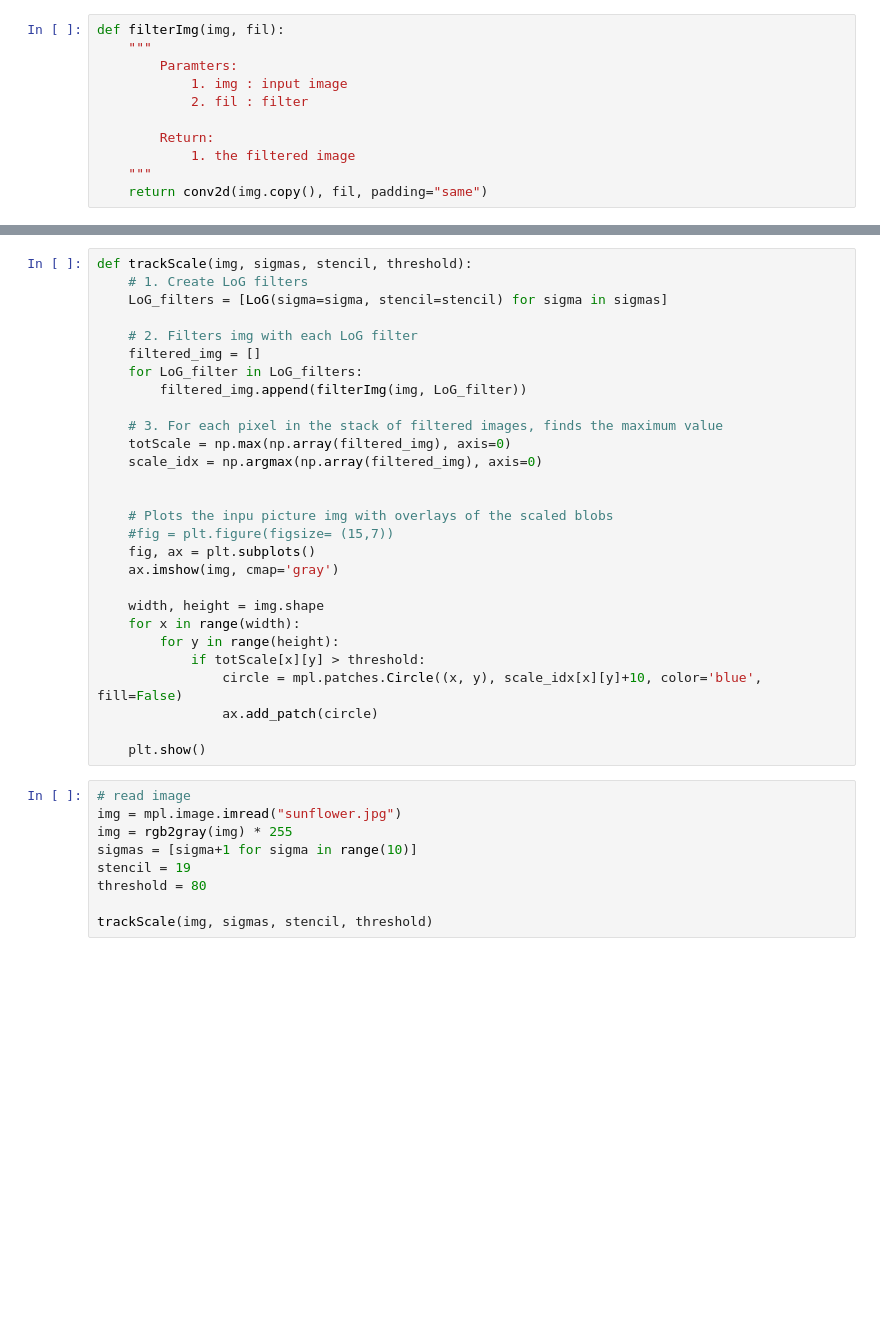
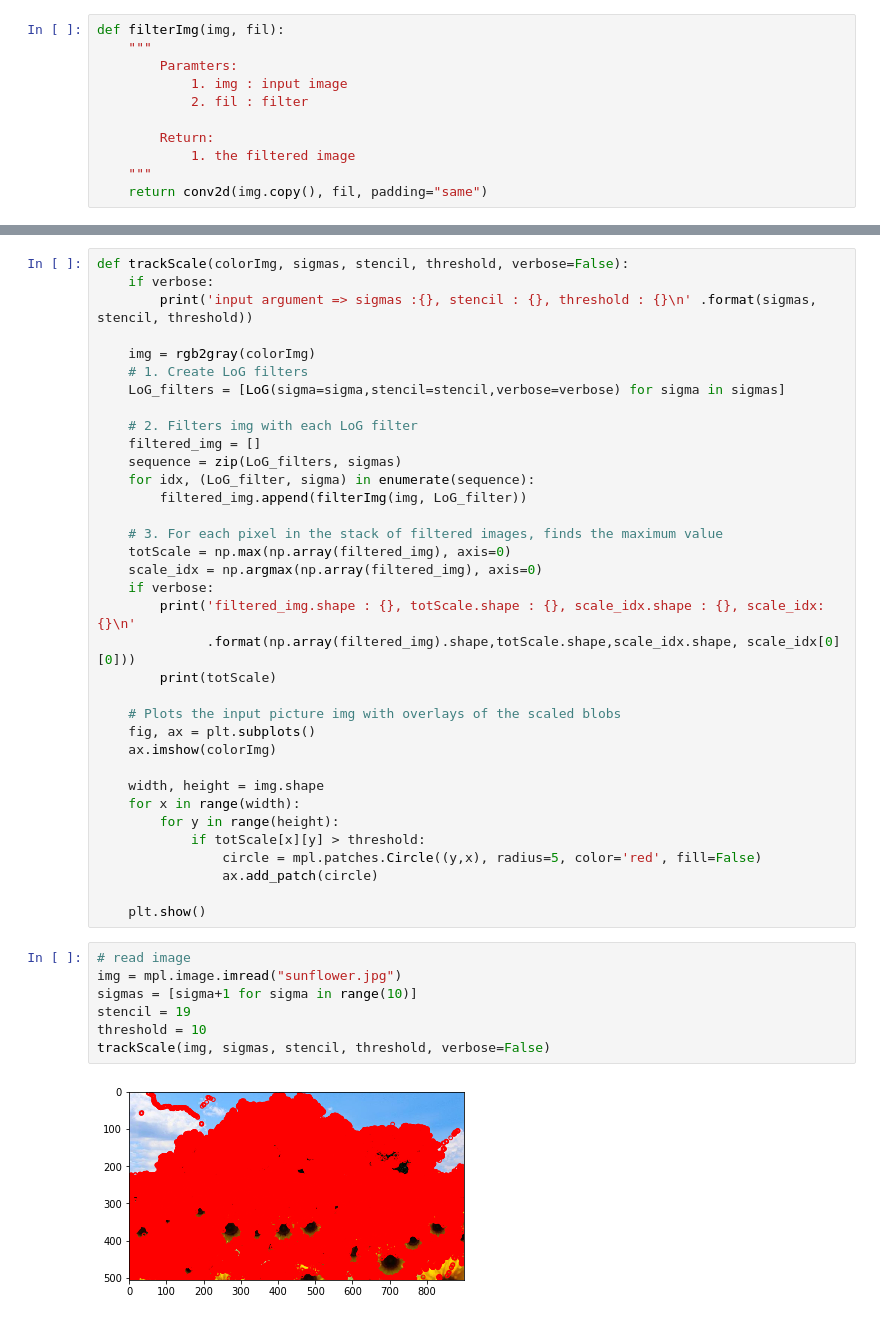
Before and after one commit to happyhyowon/assignment, a Jupyter notebook: vision/assignment2/logscale2.ipynb, the cells around one changed output, grey strips where cells are left out. Drawn from its saved outputs; the diff is of its cells as text; blank space fills up the shorter version.

```diff
--- a/vision/assignment2/logscale2.ipynb
+++ b/vision/assignment2/logscale2.ipynb
@@ -117,37 +126,44 @@ for sigma in sigmas:
 # %%
-def trackScale(img, sigmas, stencil, threshold):
+def trackScale(colorImg, sigmas, stencil, threshold, verbose=False):
+    if verbose:
+        print('input argument => sigmas :{}, stencil : {}, threshold : {}\n' .format(sigmas, stencil, threshold))
+
+    img = rgb2gray(colorImg)
     # 1. Create LoG filters
-    LoG_filters = [LoG(sigma=sigma, stencil=stencil) for sigma in sigmas]
+    LoG_filters = [LoG(sigma=sigma,stencil=stencil,verbose=verbose) for sigma in sigmas]
 
     # 2. Filters img with each LoG filter
     filtered_img = []
-    for LoG_filter in LoG_filters:
+    sequence = zip(LoG_filters, sigmas)
+    for idx, (LoG_filter, sigma) in enumerate(sequence):
         filtered_img.append(filterImg(img, LoG_filter))
 
     # 3. For each pixel in the stack of filtered images, finds the maximum value
     totScale = np.max(np.array(filtered_img), axis=0)
     scale_idx = np.argmax(np.array(filtered_img), axis=0)
+    if verbose:
+        print('filtered_img.shape : {}, totScale.shape : {}, scale_idx.shape : {}, scale_idx:{}\n'
+              .format(np.array(filtered_img).shape,totScale.shape,scale_idx.shape, scale_idx[0][0]))
+        print(totScale)
 
-
-    # Plots the inpu picture img with overlays of the scaled blobs
-    #fig = plt.figure(figsize= (15,7))
+    # Plots the input picture img with overlays of the scaled blobs
     fig, ax = plt.subplots()
-    ax.imshow(img, cmap='gray')
+    ax.imshow(colorImg)
 
     width, height = img.shape
     for x in range(width):
         for y in range(height):
             if totScale[x][y] > threshold:
-                circle = mpl.patches.Circle((x, y), scale_idx[x][y]+10, color='blue', fill=False)
+                circle = mpl.patches.Circle((y,x), radius=5, color='red', fill=False)
                 ax.add_patch(circle)
 
     plt.show()
 # %%
 # read image
 img = mpl.image.imread("sunflower.jpg")
-img = rgb2gray(img) * 255
 sigmas = [sigma+1 for sigma in range(10)]
 stencil = 19
-threshold = 80
-
-trackScale(img, sigmas, stencil, threshold)
+threshold = 10
+trackScale(img, sigmas, stencil, threshold, verbose=False)
+# %% [output]
+[figure, added]
```
Also changed, not shown: parts of 6 cells of this notebook.
